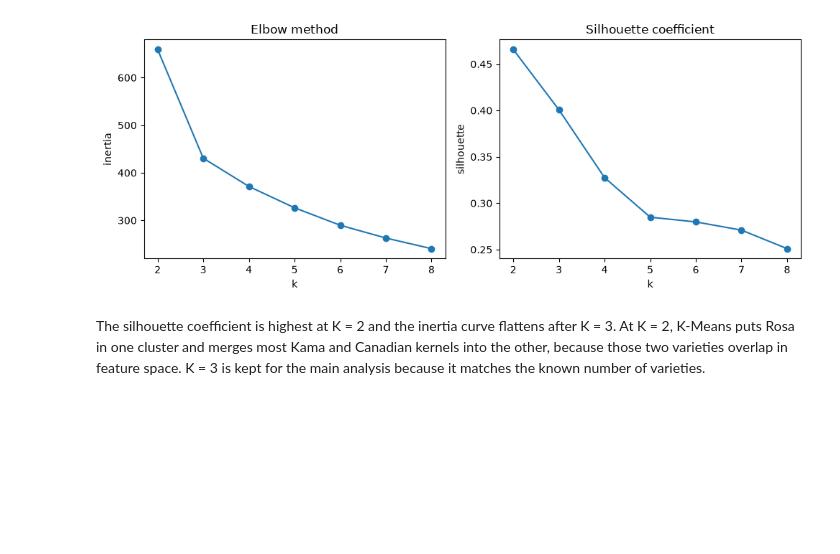
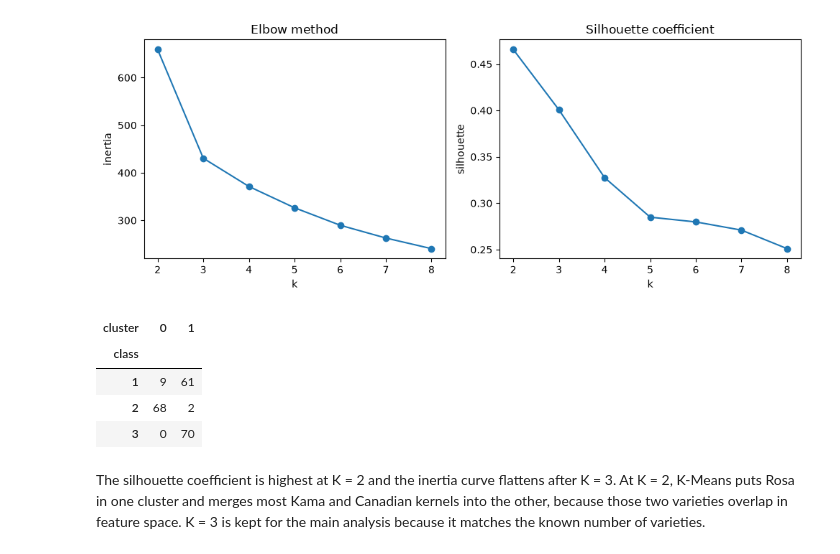
Before and after one commit to ShibilAhamed701212/seeds-clustering-pca-analysis, a Jupyter notebook: fcc_seeds_unsupervised.ipynb, the cells around one changed output. Drawn from its saved outputs; the diff is of its cells as text; code cells hidden in the pictures; blank space fills up the shorter version.

Commit message:
Show the K = 2 crosstab so the merged-varieties claim is visible in the notebook
Co-Authored-By: Claude Opus 5.5 (1M context) <noreply@anthropic.com>
Claude-Session: https://claude.ai/code/session_01Ggtcdhpo3m5njYYzjKPr8Z

```diff
--- a/fcc_seeds_unsupervised.ipynb
+++ b/fcc_seeds_unsupervised.ipynb
@@ -186,5 +186,15 @@ plt.show()
  7  262.974       0.271
  8  240.643       0.251
 [figure]
+# %%
+# Which true varieties end up together at K = 2 (1 = Kama, 2 = Rosa, 3 = Canadian)
+kmeans_k2 = KMeans(n_clusters=2, n_init=10, random_state=42).fit(X_scaled)
+pd.crosstab(df["class"], kmeans_k2.labels_, rownames=["class"], colnames=["cluster"])
+# %% [output]
+| cluster | 0 | 1 |
+| class |  |  |
+| 1 | 9 | 61 |
+| 2 | 68 | 2 |
+| 3 | 0 | 70 |
 # %% [markdown]
 The silhouette coefficient is highest at K = 2 and the inertia curve flattens after K = 3. At K = 2, K-Means puts Rosa in one cluster and merges most Kama and Canadian kernels into the other, because those two varieties overlap in feature space. K = 3 is kept for the main analysis because it matches the known number of varieties.
```
